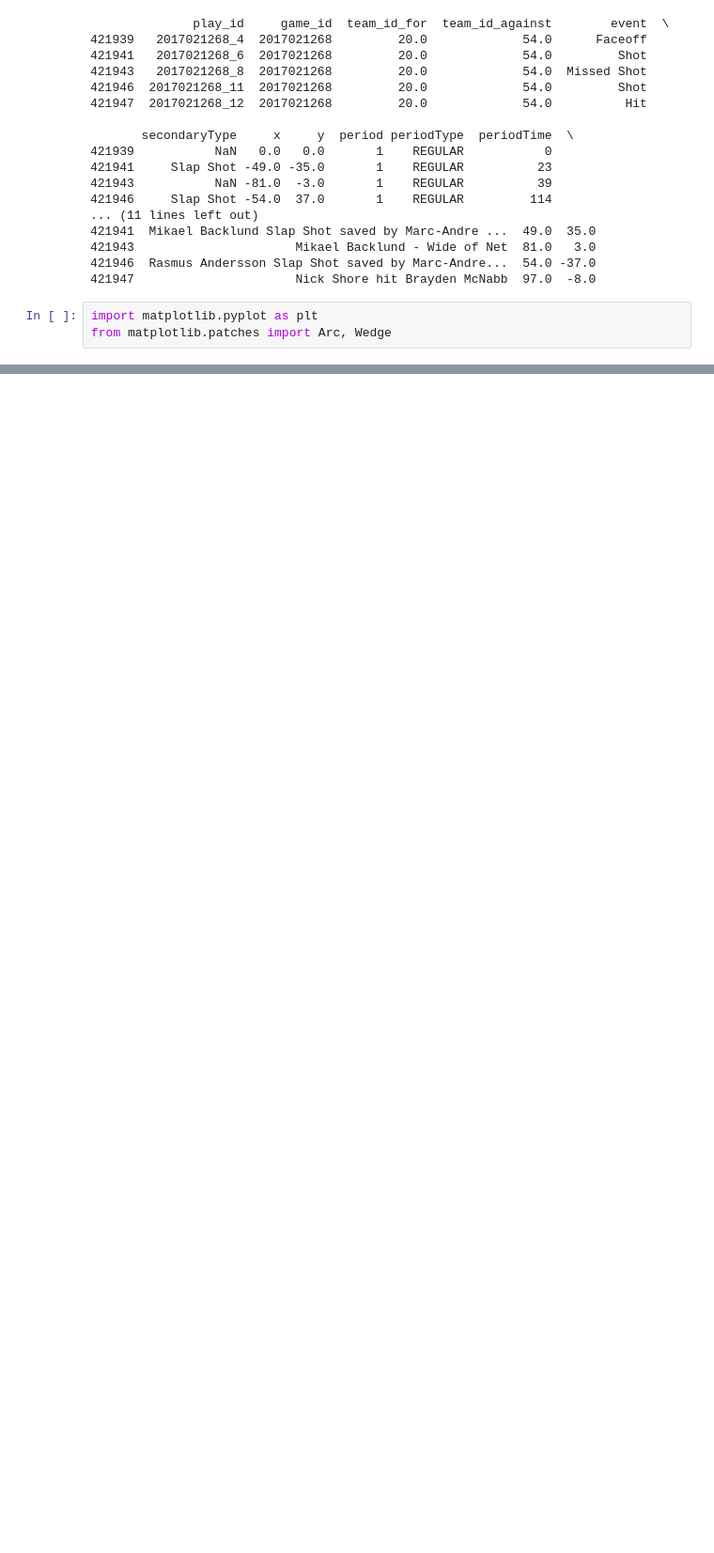
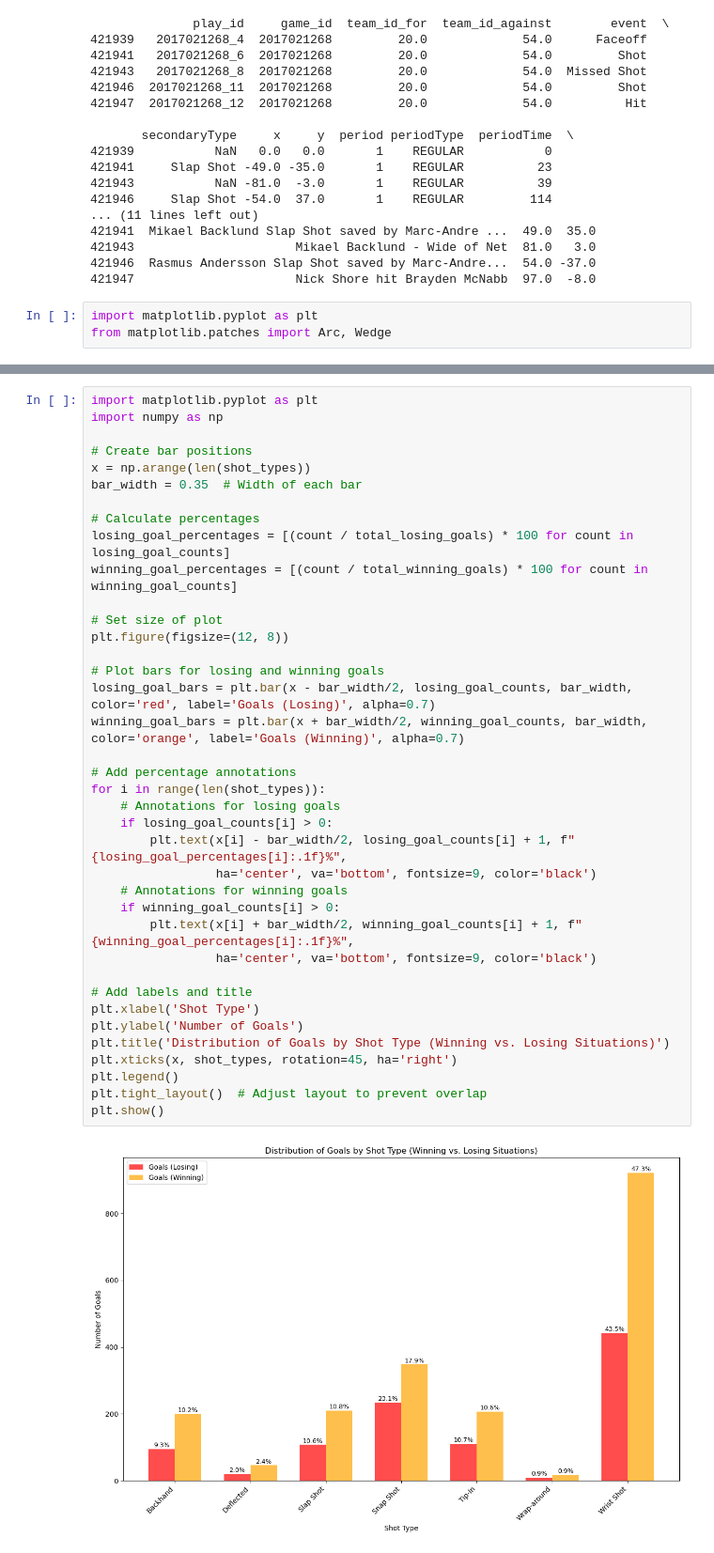
Before and after one commit to mattzirp/pucks_to_the_net, a Jupyter notebook: notebooks/game-situations.ipynb, the cells around one changed output, grey strips where cells are left out. Shown: that part at 94% size. Cells and saved outputs as stored; diff of their text form; blank space fills up the shorter version.

```diff
--- a/notebooks/game-situations.ipynb
+++ b/notebooks/game-situations.ipynb
@@ -212,0 +234,40 @@ plt.show()
+# %%
+import matplotlib.pyplot as plt
+import numpy as np
+
+# Create bar positions
+x = np.arange(len(shot_types))
+bar_width = 0.35  # Width of each bar
+
+# Calculate percentages
+losing_goal_percentages = [(count / total_losing_goals) * 100 for count in losing_goal_counts]
+winning_goal_percentages = [(count / total_winning_goals) * 100 for count in winning_goal_counts]
+
+# Set size of plot
+plt.figure(figsize=(12, 8))
+
+# Plot bars for losing and winning goals
+losing_goal_bars = plt.bar(x - bar_width/2, losing_goal_counts, bar_width, color='red', label='Goals (Losing)', alpha=0.7)
+winning_goal_bars = plt.bar(x + bar_width/2, winning_goal_counts, bar_width, color='orange', label='Goals (Winning)', alpha=0.7)
+
+# Add percentage annotations
+for i in range(len(shot_types)):
+    # Annotations for losing goals
+    if losing_goal_counts[i] > 0:
+        plt.text(x[i] - bar_width/2, losing_goal_counts[i] + 1, f"{losing_goal_percentages[i]:.1f}%",
+                 ha='center', va='bottom', fontsize=9, color='black')
+    # Annotations for winning goals
+    if winning_goal_counts[i] > 0:
+        plt.text(x[i] + bar_width/2, winning_goal_counts[i] + 1, f"{winning_goal_percentages[i]:.1f}%",
+                 ha='center', va='bottom', fontsize=9, color='black')
+
+# Add labels and title
+plt.xlabel('Shot Type')
+plt.ylabel('Number of Goals')
+plt.title('Distribution of Goals by Shot Type (Winning vs. Losing Situations)')
+plt.xticks(x, shot_types, rotation=45, ha='right')
+plt.legend()
+plt.tight_layout()  # Adjust layout to prevent overlap
+plt.show()
+# %% [output]
+[figure, added]
```
Also changed, not shown: parts of 7 cells of this notebook.
